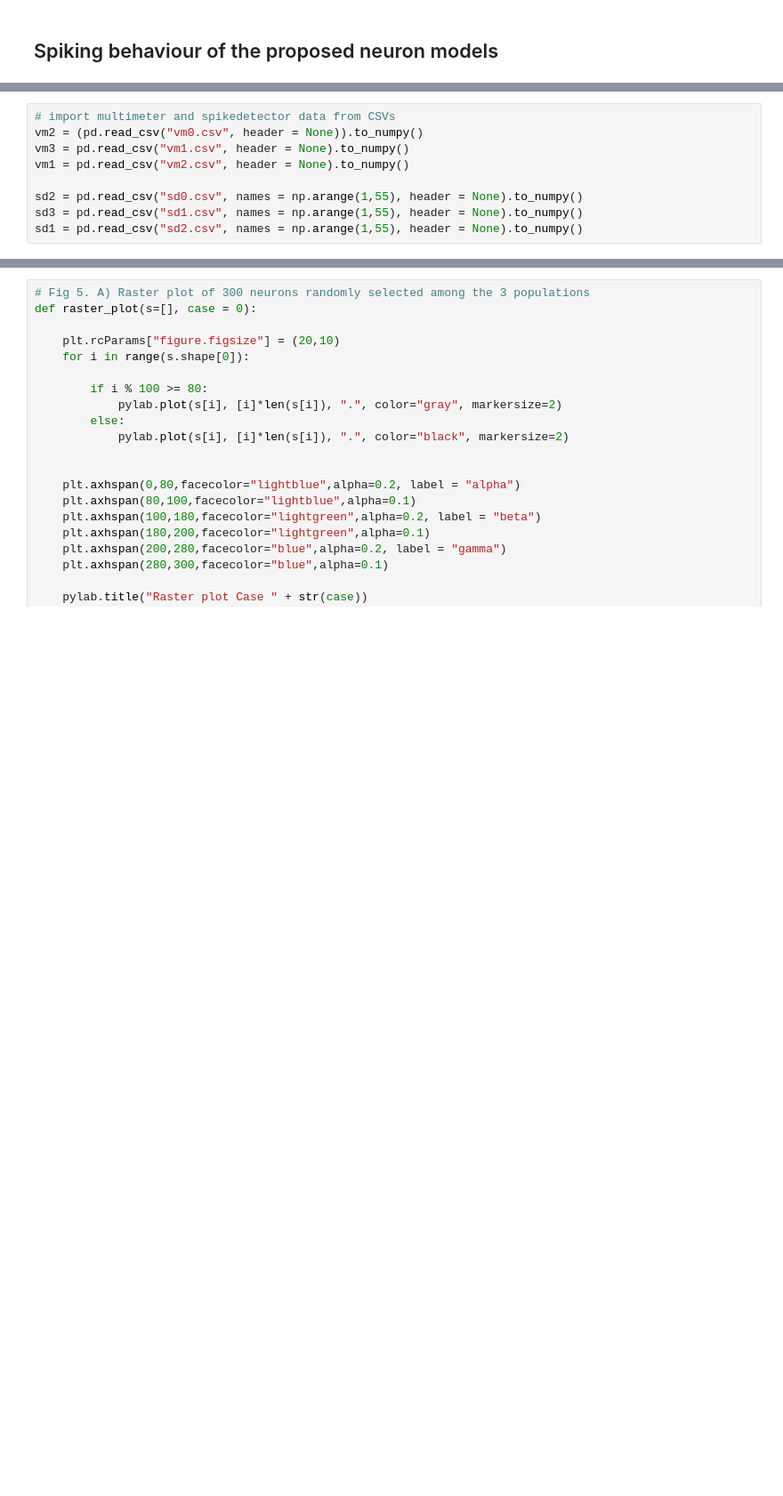
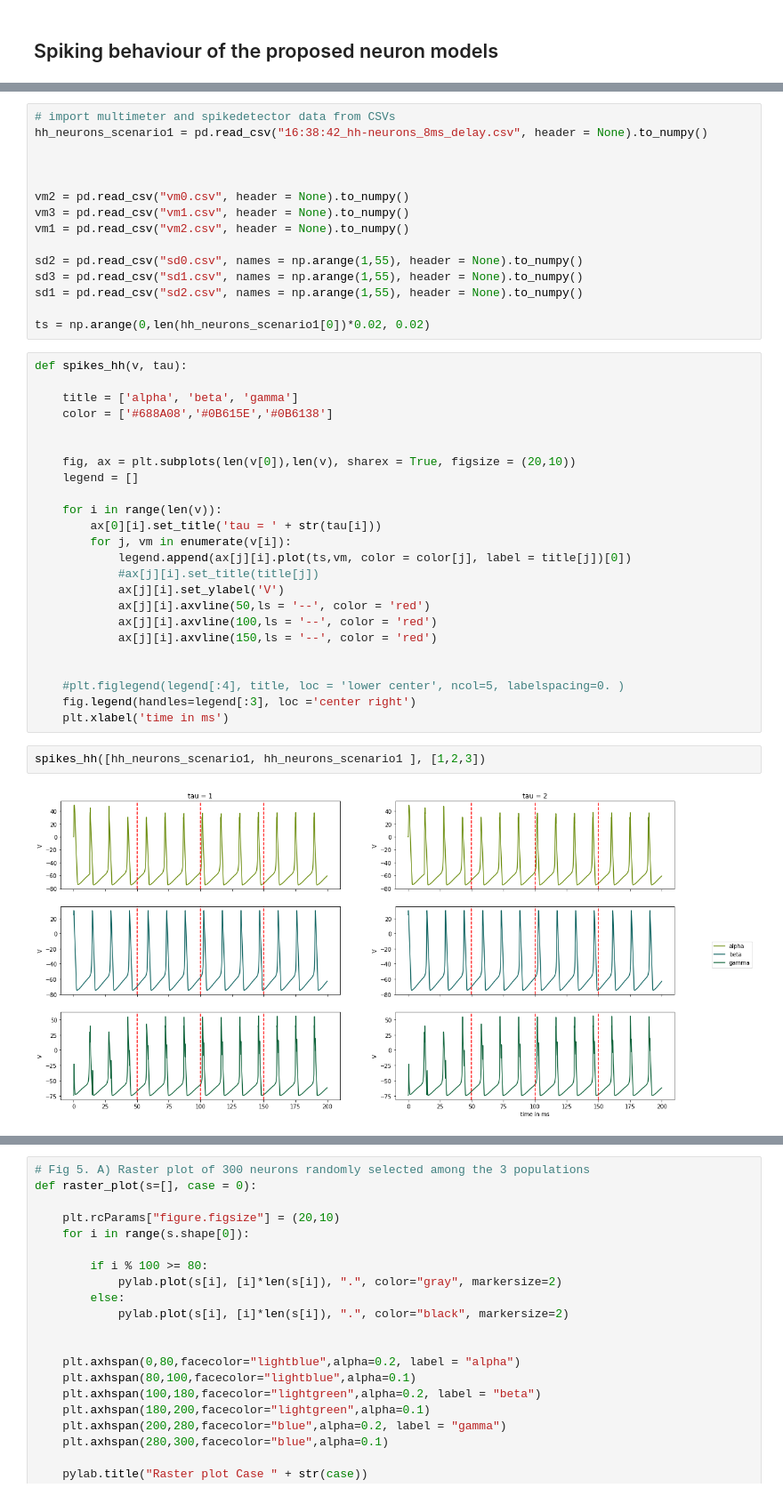
Before and after one commit to ndettmer/neuronal_synchrony_replication, a Jupyter notebook: Results.ipynb, the cells around one changed output, grey strips where cells are left out. Shown at 89% size. Cells and saved outputs as stored; diff of their text form; blank space fills up the shorter version.

```diff
--- a/Results.ipynb
+++ b/Results.ipynb
@@ -26,10 +26,44 @@ Requirement already satisfied, skipping upgrade: numpy>=1.15.4 in /usr/lib/pytho
 Requirement already satisfied, skipping upgrade: python-dateutil>=2.7.3 in /usr/lib/python3/dist-packages (from pandas) (2.7.3)
 # %%
 # import multimeter and spikedetector data from CSVs
-vm2 = (pd.read_csv("vm0.csv", header = None)).to_numpy()
+hh_neurons_scenario1 = pd.read_csv("16:38:42_hh-neurons_8ms_delay.csv", header = None).to_numpy()
+
+
+
+vm2 = pd.read_csv("vm0.csv", header = None).to_numpy()
 vm3 = pd.read_csv("vm1.csv", header = None).to_numpy()
 vm1 = pd.read_csv("vm2.csv", header = None).to_numpy()
 
 sd2 = pd.read_csv("sd0.csv", names = np.arange(1,55), header = None).to_numpy()
 sd3 = pd.read_csv("sd1.csv", names = np.arange(1,55), header = None).to_numpy()
 sd1 = pd.read_csv("sd2.csv", names = np.arange(1,55), header = None).to_numpy()
+
+ts = np.arange(0,len(hh_neurons_scenario1[0])*0.02, 0.02)
+# %%
+def spikes_hh(v, tau):
+
+    title = ['alpha', 'beta', 'gamma']
+    color = ['#688A08','#0B615E','#0B6138']
+
+
+    fig, ax = plt.subplots(len(v[0]),len(v), sharex = True, figsize = (20,10))
+    legend = []
+
+    for i in range(len(v)):
+        ax[0][i].set_title('tau = ' + str(tau[i]))
+        for j, vm in enumerate(v[i]):
+            legend.append(ax[j][i].plot(ts,vm, color = color[j], label = title[j])[0])
+            #ax[j][i].set_title(title[j])
+            ax[j][i].set_ylabel('V')
+            ax[j][i].axvline(50,ls = '--', color = 'red')
+            ax[j][i].axvline(100,ls = '--', color = 'red')
+            ax[j][i].axvline(150,ls = '--', color = 'red')
+
+
+    #plt.figlegend(legend[:4], title, loc = 'lower center', ncol=5, labelspacing=0. )
+    fig.legend(handles=legend[:3], loc ='center right')
+    plt.xlabel('time in ms')
+# %%
+spikes_hh([hh_neurons_scenario1, hh_neurons_scenario1 ], [1,2,3])
+# %% [output]
+[figure, added]
```
Also changed, not shown: parts of 10 cells of this notebook.
